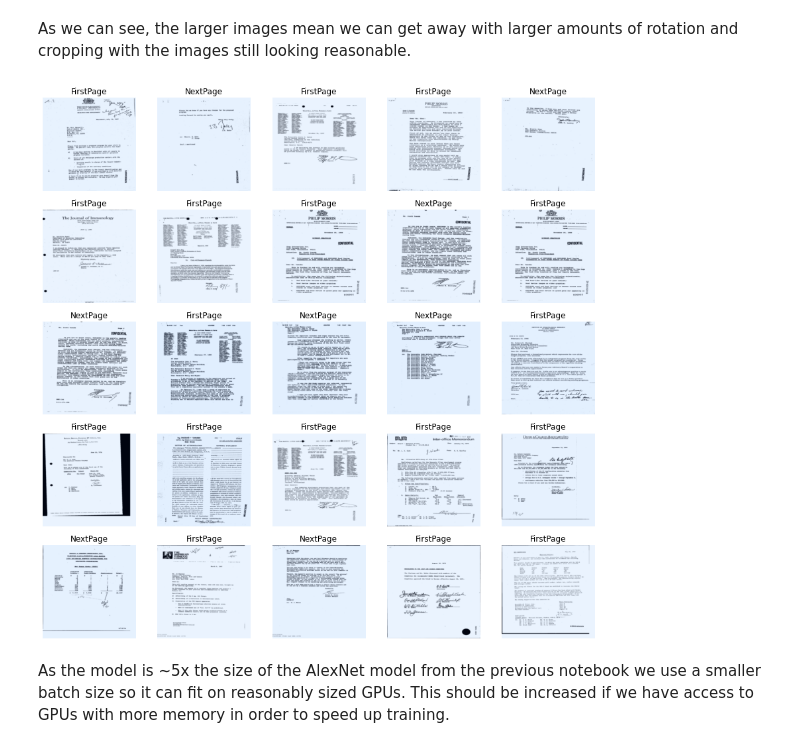
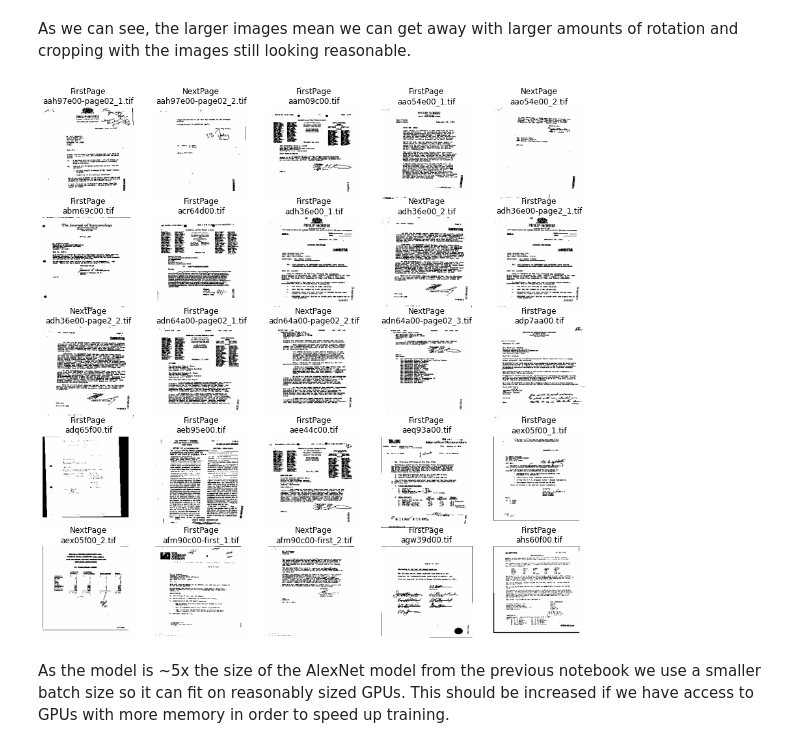
Before and after one commit to fabraz/pss-isjeaai, a Jupyter notebook: VGG16_TOBACCO_single_page.ipynb, the cells around one changed output. Drawn from its saved outputs; the diff is of its cells as text; code cells hidden in the pictures.

```diff
--- a/VGG16_TOBACCO_single_page.ipynb
+++ b/VGG16_TOBACCO_single_page.ipynb
@@ -245,16 +185,11 @@ df_test = pd.read_csv(TEST_LABEL_PATH,sep=';', skiprows=0, low_memory=False)
 # %%
-class Dataset(torch.utils.data.Dataset):
+class TobaccoDataset(data.Dataset):
     'Characterizes a dataset for PyTorch'
 
-    test_transforms = transforms.Compose([
-                           transforms.Resize(pretrained_size),
-                           transforms.ToTensor(),
-                           transforms.Normalize(mean = pretrained_means,
-                                                std = pretrained_stds)
-                       ])
-
-    def __init__(self, dataframe):
+    def __init__(self, dataframe, root_dir, transform=None):
         self.dataframe = dataframe
+        self.root_dir=root_dir
+        self.transform = transform
 
     def __len__(self):
         return len(self.dataframe)
@@ -265,8 +200,14 @@ class Dataset(torch.utils.data.Dataset):
             i = index.item()
         else: i = index
         row = self.dataframe.iloc[i]
-        img = Image.open(PAGE_IMGS_PATH+row["docid"]+'.tif').convert("RGB")
+        file_name = row["docid"]+'.tif'
+        img = io.imread(self.root_dir+file_name,plugin='pil')
+
+        if self.transform:
+            img = self.transform(img)
+
         return (
-            test_transforms(img),
+            img,
             label2Idx[row["class"]],
+            file_name
         )
@@ -314 +214,5 @@ __main__.Dataset
+# %%
+train_data = TobaccoDataset(df_train,PAGE_IMGS_PATH, transform )
+
+valid_data = TobaccoDataset(df_val,PAGE_IMGS_PATH, transform )
 # %% [markdown]
@@ -330,7 +233,7 @@ def normalize_image(image):
     image.add_(-image_min).div_(image_max - image_min + 1e-5)
     return image
 
-def plot_images(images, labels, classes, normalize = True):
+def plot_images(images, labels, classes, file_names, normalize = True):
 
     n_images = len(images)
 
@@ -349,7 +252,8 @@ def plot_images(images, labels, classes, normalize = True):
             image = normalize_image(image)
 
         ax.imshow(image.permute(1, 2, 0).cpu().numpy())
-        ax.set_title(classes[labels[i]])
+        ax.set_title(f'{classes[labels[i]]}\n' \
+                     f'{file_names[i]}')
 #        ax.set_title(labels[i])
         ax.axis('off')
 # %% [markdown]
@@ -357,14 +261,14 @@ As we can see, the larger images mean we can get away with larger amounts of rot
 # %%
 N_IMAGES = 25
 
-images, labels = zip(*[(image, label) for image, label in
+images, labels, file_names = zip(*[(image, label, file_name) for image, label, file_name in
                            [train_data[i] for i in range(N_IMAGES)]])
 
 classes = {1: 'FirstPage', 0: 'NextPage'}
 
-plot_images(images, labels, classes)
+plot_images(images, labels, classes, file_names)
 # %% [output]
-[figure, old version]
+[figure, new version]
 # %% [markdown]
 As the model is ~5x the size of the AlexNet model from the previous notebook we use a smaller batch size so it can fit on reasonably sized GPUs. This should be increased if we have access to GPUs with more memory in order to speed up training.
 # %%
```
Also changed, not shown: parts of 79 cells of this notebook.
